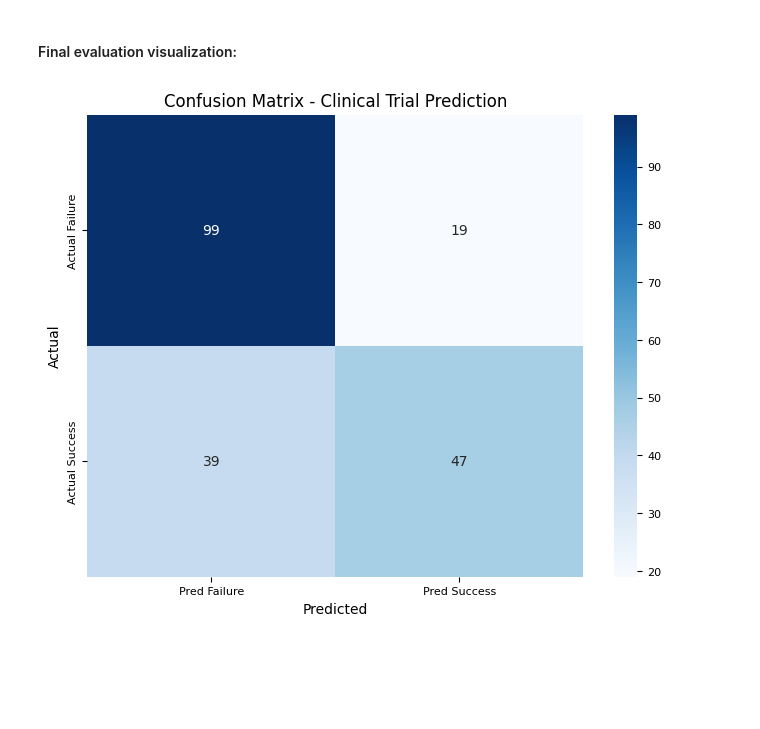
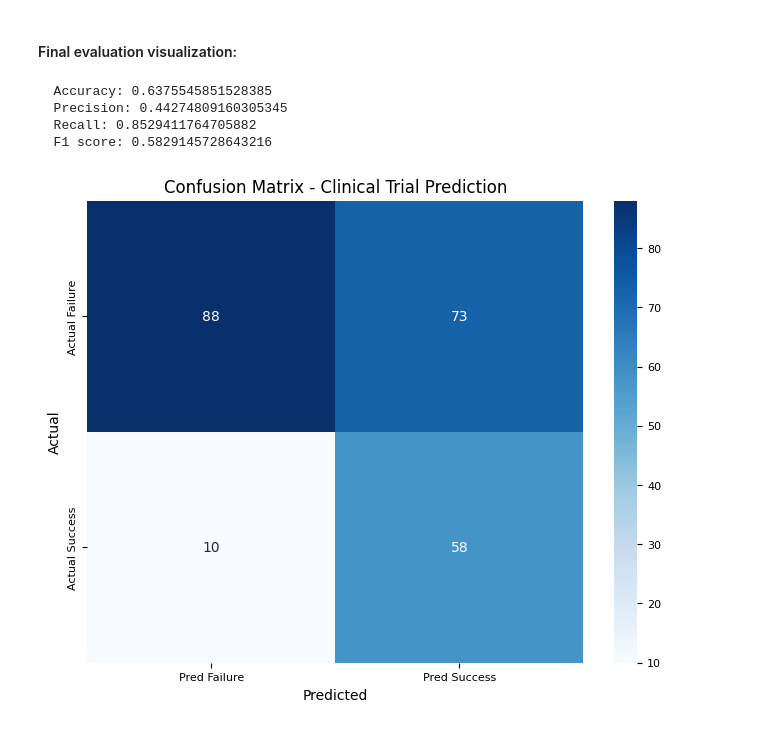
Before and after one commit to Vladislav-Antipin/DALAS-Project, a Jupyter notebook: notebooks/04-model_training.ipynb, the cells around one changed output. Cells and saved outputs as stored; diff of their text form; code cells hidden in the pictures; blank space fills up the shorter version.

```diff
--- a/notebooks/04-model_training.ipynb
+++ b/notebooks/04-model_training.ipynb
@@ -79,7 +80,7 @@ merged_df = merged_df.drop(columns = ["name_similarity"])
 # Prepare train and test set
 # %%
 SPLIT_BY_TIME = True
-TRAIN_SIZE = 0.85
+TRAIN_SIZE = 0.80
 
 if SPLIT_BY_TIME:
     merged_df = (merged_df
@@ -94,8 +95,10 @@ if SPLIT_BY_TIME:
 
     FIG_PATH += "time_split-"
     TAB_PATH += "time_split-"
+    MODEL_PATH += "time_split-"
 else:
     merged_df = merged_df.reset_index(drop=True)
     FIG_PATH += "random_split-"
     TAB_PATH += "random_split-"
+    MODEL_PATH += "random_split-"
 # %% [output]
@@ -107,18 +110,22 @@ y = merged_df["success"]
 num_cols = X.select_dtypes(include=["float64", "int64"]).columns
 cat_cols = X.select_dtypes(include=["object", "category"]).columns
 
+indices = np.arange(len(y))
+
 if SPLIT_BY_TIME:
     n_samples = len(X)
     n_train = int(n_samples * TRAIN_SIZE )
 
-    X_train = X[:n_train]
-    X_test = X[n_train:]
-    y_train = y[:n_train]
-    y_test = y[n_train:]
+    TRAIN_IDX, TEST_IDX  = indices[:n_train], indices[n_train:]
+
 else:
-    X_train, X_test, y_train, y_test = train_test_split(
-    X, y, test_size=1-TRAIN_SIZE, random_state=42, stratify=y
-)
+
+    TRAIN_IDX, TEST_IDX = train_test_split(
+    indices, test_size=1-TRAIN_SIZE, random_state=42, stratify=y
+    )
+
+X_train, X_test = X.iloc[TRAIN_IDX], X.iloc[TEST_IDX]
+y_train, y_test = y.iloc[TRAIN_IDX], y.iloc[TEST_IDX]
 # %% [markdown]
 # Preprocessor
 # %%
@@ -745,7 +745,7 @@ optimizer = torch.optim.Adam(model.parameters(), lr=0.01)
 
 
 # Calculate weights based on your training labels
-labels = data['drug', 'tryed_against', 'disease'].edge_label[train_idx]
+labels = data['drug', 'tryed_against', 'disease'].edge_label[TRAIN_IDX]
 num_pos = labels.sum()
 num_neg = len(labels) - num_pos
 
@@ -766,8 +766,8 @@ for epoch in range(N_EPOCHS):
     # Calculate balanced Loss only on Training indices
 
     loss = F.binary_cross_entropy_with_logits(
-        out[train_idx],
-        data['drug', 'tryed_against', 'disease'].edge_label[train_idx],
+        out[TRAIN_IDX],
+        data['drug', 'tryed_against', 'disease'].edge_label[TRAIN_IDX],
         pos_weight=pos_weight # This tells the model "Successes are X times more important"
     )
 
@@ -782,8 +782,8 @@ for epoch in range(N_EPOCHS):
             pred = (out.sigmoid() > 0.5).float()
 
             # Calculate Test Accuracy
-            correct = (pred[test_idx] == data['drug', 'tryed_against', 'disease'].edge_label[test_idx]).sum()
-            acc = int(correct) / len(test_idx)
+            correct = (pred[TEST_IDX] == data['drug', 'tryed_against', 'disease'].edge_label[TEST_IDX]).sum()
+            acc = int(correct) / len(TEST_IDX)
             print(f'Epoch {epoch:03d}, Loss: {loss:.4f}, Test Acc: {acc:.4f}')
 # %% [output]
 Starting training...
@@ -797,24 +797,32 @@ Epoch 080, Loss: 0.6796, Test Acc: 0.7010
 # %%
 model.eval()
 with torch.no_grad():
     # 1. Get Model Output
     out = model(data)
 
     # 2. Convert logits to probabilities and then to binary class predictions (0 or 1)
     pred = (out.sigmoid() > 0.5).float()
 
-    y_true = data['drug', 'tryed_against', 'disease'].edge_label[test_idx].cpu().numpy()
-    y_pred = pred[test_idx].cpu().numpy()
+    y_true = data['drug', 'tryed_against', 'disease'].edge_label[TEST_IDX].cpu().numpy()
+    y_pred = pred[TEST_IDX].cpu().numpy()
+    print("  Accuracy:", accuracy_score(y_test, y_pred))
+    print("  Precision:", precision_score(y_test, y_pred))
+    print("  Recall:", recall_score(y_test, y_pred))
+    print("  F1 score:", f1_score(y_test, y_pred))
 
     cm = confusion_matrix(y_true, y_pred)
 
     sns.heatmap(cm, annot=True, fmt='d', cmap='Blues',
                 xticklabels=['Pred Failure', 'Pred Success'],
                 yticklabels=['Actual Failure', 'Actual Success'])
     plt.ylabel('Actual')
     plt.xlabel('Predicted')
     plt.title('Confusion Matrix - Clinical Trial Prediction')
     plt.savefig(FIG_PATH+"gnn-confusion_matrix.png", dpi=300, bbox_inches="tight")
     plt.show()
 # %% [output]
+  Accuracy: 0.6375545851528385
+  Precision: 0.44274809160305345
+  Recall: 0.8529411764705882
+  F1 score: 0.5829145728643216
-[figure, old version]
+[figure, new version]
```
Also changed, not shown: parts of 13 cells of this notebook, 5 other files.
